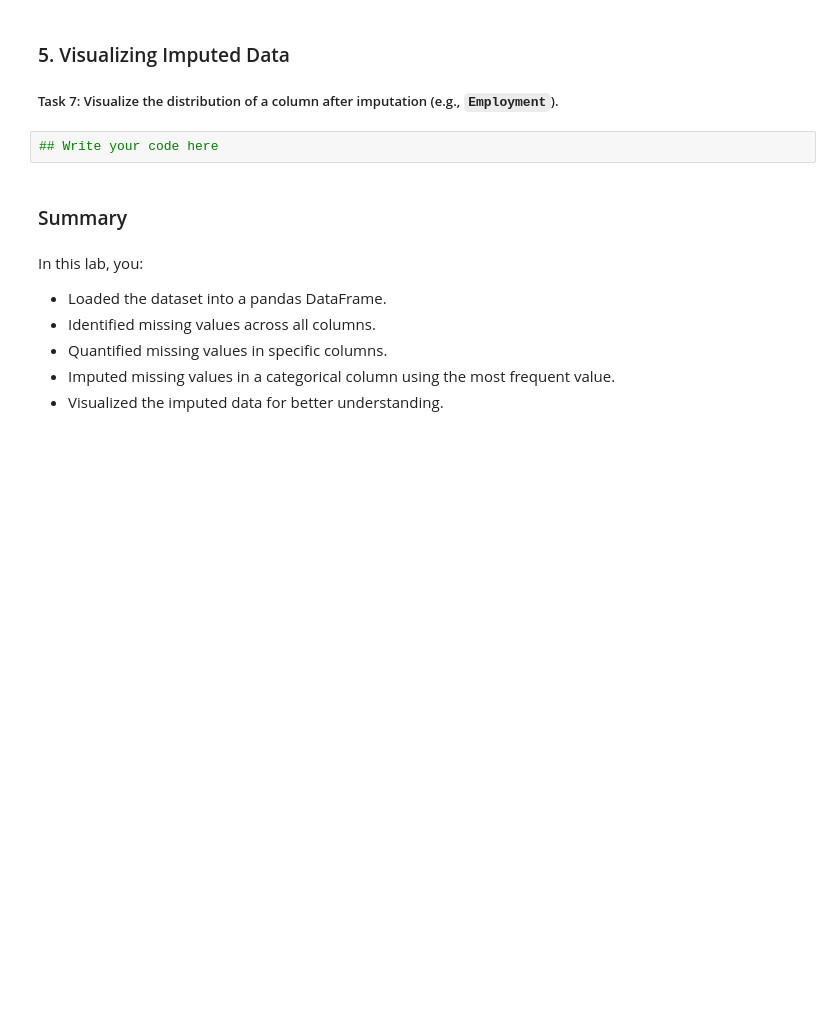
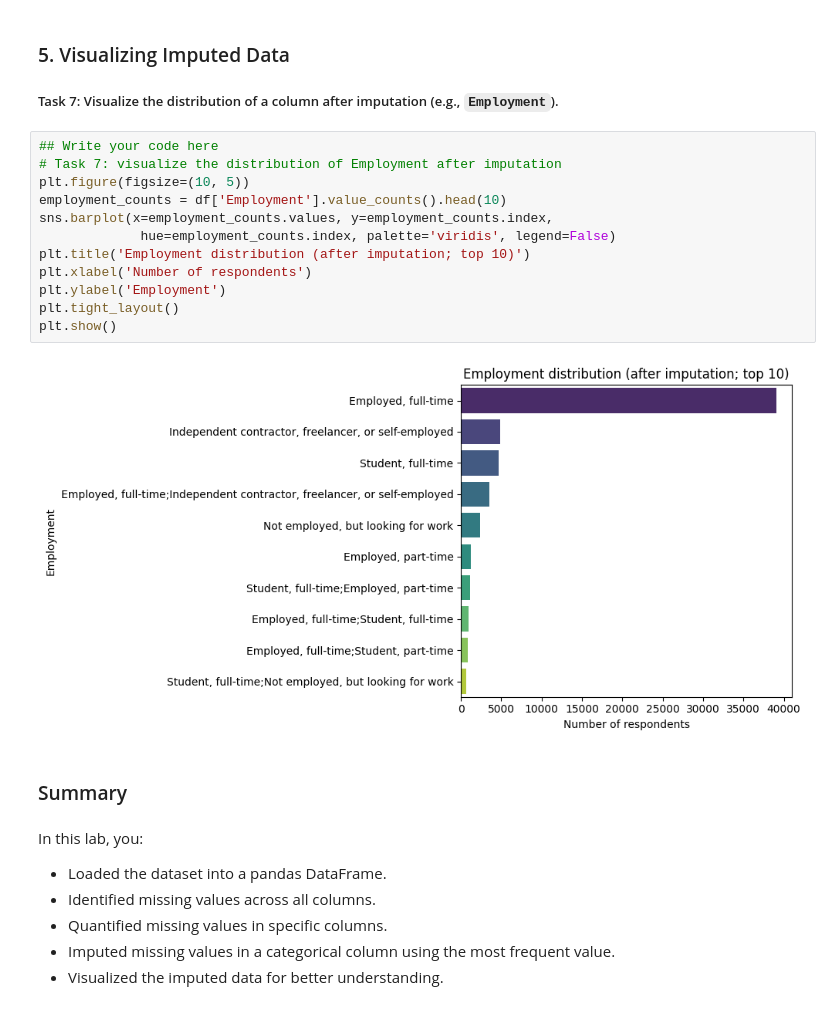
Before and after one commit to jtgreta/ibm-data-analyst, a Jupyter notebook: 09-ibm-data-analyst-capstone-project/09_02_finding_missing_values.ipynb, the cells around one changed output. Drawn from its saved outputs; the diff is of its cells as text; blank space fills up the shorter version.

```diff
--- a/09-ibm-data-analyst-capstone-project/09_02_finding_missing_values.ipynb
+++ b/09-ibm-data-analyst-capstone-project/09_02_finding_missing_values.ipynb
@@ -82,8 +217,20 @@ print(df.head())
 # %% [markdown]
 ### 5. Visualizing Imputed Data
 ##### Task 7: Visualize the distribution of a column after imputation (e.g., `Employment`).
-# %%
-## Write your code here
+# %%
+## Write your code here
+# Task 7: visualize the distribution of Employment after imputation
+plt.figure(figsize=(10, 5))
+employment_counts = df['Employment'].value_counts().head(10)
+sns.barplot(x=employment_counts.values, y=employment_counts.index,
+             hue=employment_counts.index, palette='viridis', legend=False)
+plt.title('Employment distribution (after imputation; top 10)')
+plt.xlabel('Number of respondents')
+plt.ylabel('Employment')
+plt.tight_layout()
+plt.show()
+# %% [output]
+[figure, added]
 # %% [markdown]
 ### Summary
 # %% [markdown]
```
Also changed, not shown: parts of 15 cells of this notebook.
